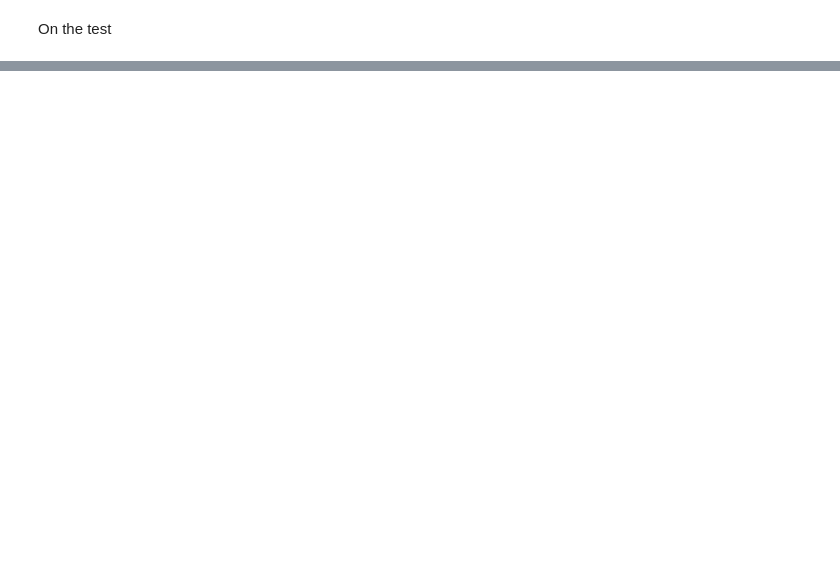
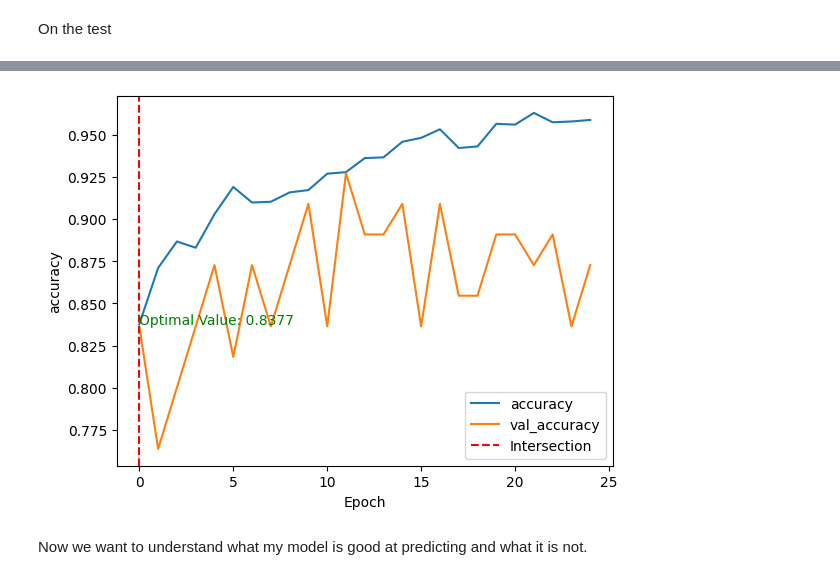
Before and after one commit to AlessiaLeoFolliero/Algorithms-for-Massive-Data--Leaves-classification, a Jupyter notebook: Copia_di_Leaves_seconda_prova.ipynb, the cells around one changed output, grey strips where cells are left out. Drawn from its saved outputs; the diff is of its cells as text; code cells hidden in the pictures; blank space fills up the shorter version.

```diff
--- a/Copia_di_Leaves_seconda_prova.ipynb
+++ b/Copia_di_Leaves_seconda_prova.ipynb
@@ -620,0 +659,28 @@ Test accuracy: 0.8727272748947144
+# %%
+def show_performance_curve(training_result, metric, metric_label):
+
+	train_perf = training_result.history[str(metric)]
+	validation_perf = training_result.history['val_'+str(metric)]
+	intersection_idx = np.argwhere(np.isclose(train_perf,
+                                            	validation_perf, atol=1e-2)).flatten()[0]
+	intersection_value = train_perf[intersection_idx]
+
+	plt.plot(train_perf, label=metric_label)
+	plt.plot(validation_perf, label = 'val_'+str(metric))
+	plt.axvline(x=intersection_idx, color='r', linestyle='--', label='Intersection')
+
+	plt.annotate(f'Optimal Value: {intersection_value:.4f}',
+         	xy=(intersection_idx, intersection_value),
+         	xycoords='data',
+         	fontsize=10,
+         	color='green')
+
+	plt.xlabel('Epoch')
+	plt.ylabel(metric_label)
+	plt.legend(loc='lower right')
+# %%
+show_performance_curve(mm_20, 'accuracy', 'accuracy')
+# %% [output]
+[figure, added]
+# %% [markdown]
+Now we want to understand what my model is good at predicting and what it is not.
```
Also changed, not shown: parts of 33 cells of this notebook.
